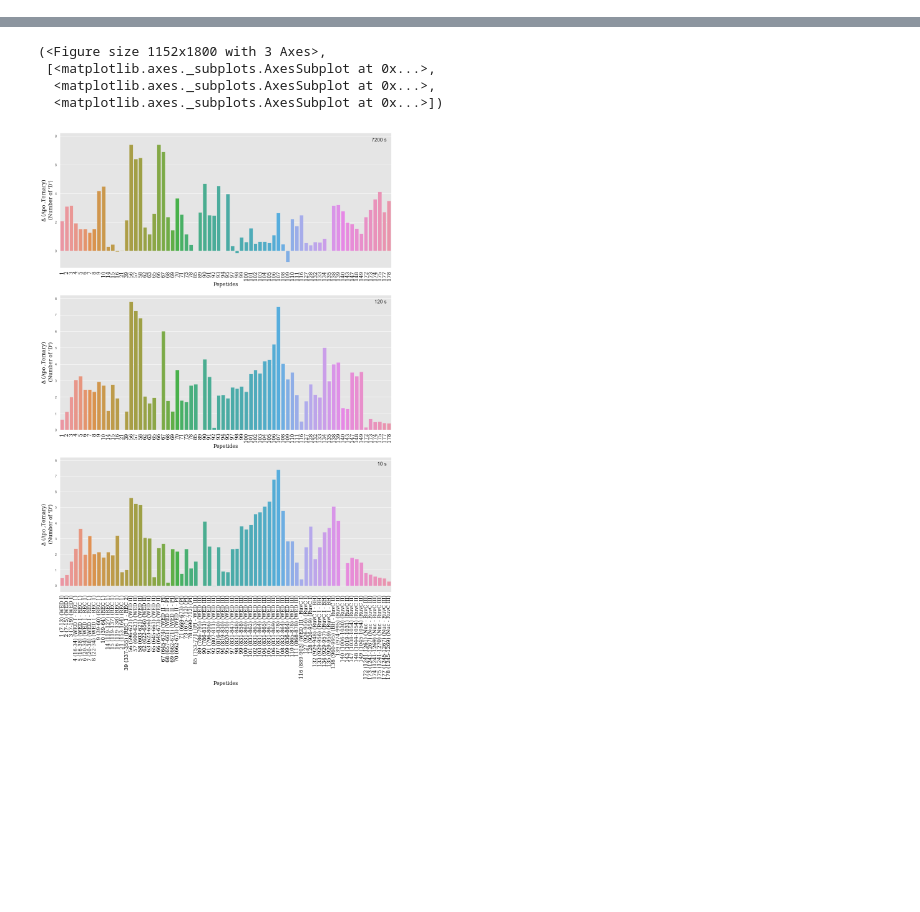
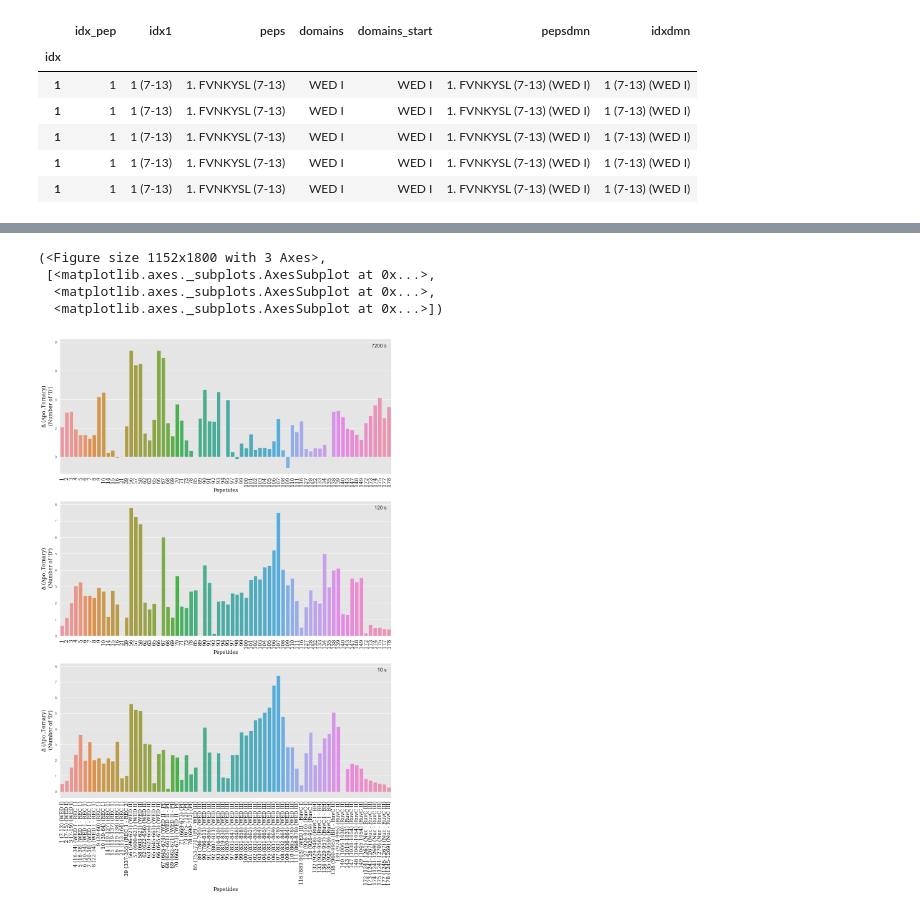
Before and after one commit to zahid1202/Mass-Spec-Data-Plotting, a Jupyter notebook: HDX_CRISPR_Cas12a_plot.ipynb, the cells around one changed output, grey strips where cells are left out. Saved outputs shown, nothing was run; the diff lists cells and outputs as text; code cells hidden in the pictures; blank space fills up the shorter version.

```diff
--- a/HDX_CRISPR_Cas12a_plot.ipynb
+++ b/HDX_CRISPR_Cas12a_plot.ipynb
@@ -868,0 +1013,11 @@ Index(['Protein State_Apo', 'Start', 'End', 'Sequence', 'Deut Time (sec)',
+# %%
+cf[['idx_pep', 'idx1', 'peps', 'domains',
+       'domains_start', 'pepsdmn', 'idxdmn'] ].head()
+# %% [output]
+|  | idx_pep | idx1 | peps | domains | domains_start | pepsdmn | idxdmn |
+| idx |  |  |  |  |  |  |  |
+| 1 | 1 | 1 (7-13) | 1. FVNKYSL (7-13) | WED I | WED I | 1. FVNKYSL (7-13) (WED I) | 1 (7-13) (WED I) |
+| 1 | 1 | 1 (7-13) | 1. FVNKYSL (7-13) | WED I | WED I | 1. FVNKYSL (7-13) (WED I) | 1 (7-13) (WED I) |
+| 1 | 1 | 1 (7-13) | 1. FVNKYSL (7-13) | WED I | WED I | 1. FVNKYSL (7-13) (WED I) | 1 (7-13) (WED I) |
+| 1 | 1 | 1 (7-13) | 1. FVNKYSL (7-13) | WED I | WED I | 1. FVNKYSL (7-13) (WED I) | 1 (7-13) (WED I) |
+| 1 | 1 | 1 (7-13) | 1. FVNKYSL (7-13) | WED I | WED I | 1. FVNKYSL (7-13) (WED I) | 1 (7-13) (WED I) |
```
Also changed, not shown: parts of 18 cells of this notebook.
